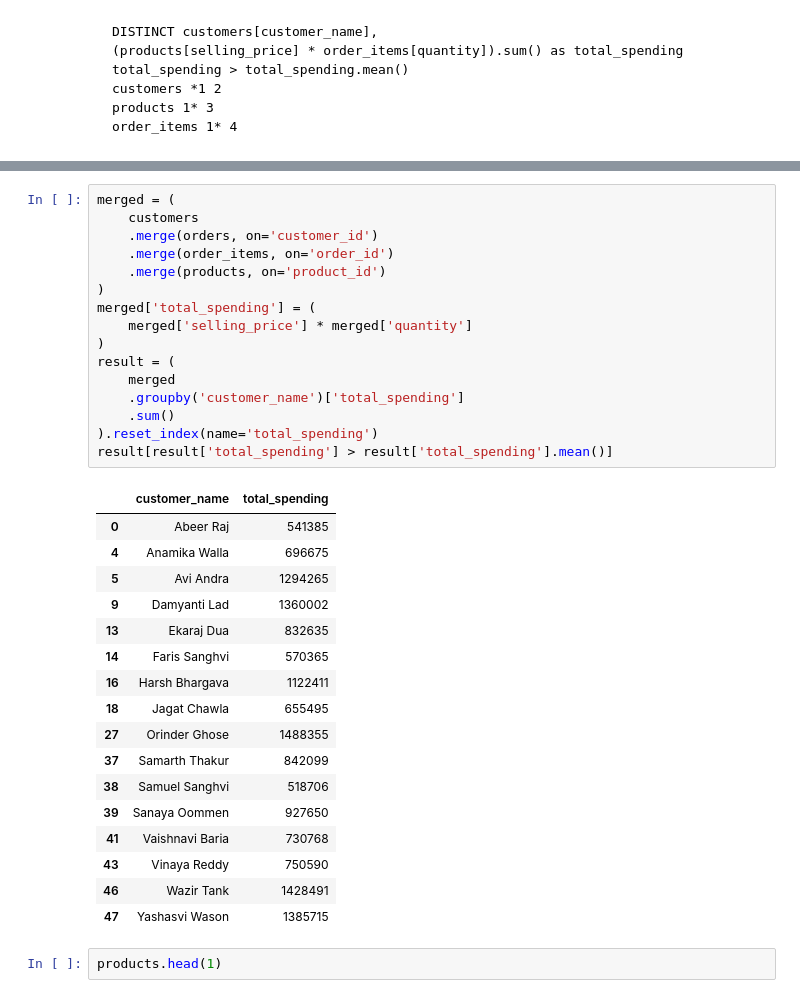
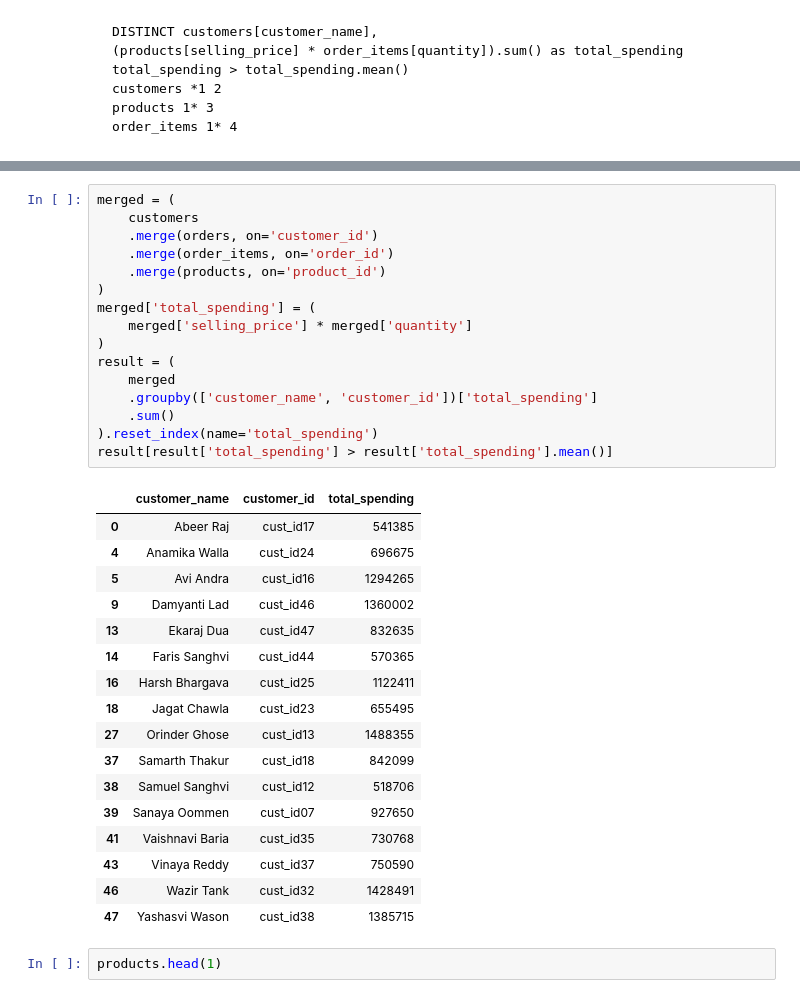
Before and after one commit to umesh-creates/sql_pandas_exercise_and_notes, a Jupyter notebook: retail_analysis exercise/subqueries.ipynb, the cells around one changed output, grey strips where cells are left out. Cells and saved outputs as stored; diff of their text form.

```diff
--- a/retail_analysis exercise/subqueries.ipynb
+++ b/retail_analysis exercise/subqueries.ipynb
@@ -266,37 +270,37 @@ Truncated to displaylimit of 10.
 # %%
 merged = (
     customers
     .merge(orders, on='customer_id')
     .merge(order_items, on='order_id')
     .merge(products, on='product_id')
 )
 merged['total_spending'] = (
     merged['selling_price'] * merged['quantity']
 )
 result = (
     merged
-    .groupby('customer_name')['total_spending']
+    .groupby(['customer_name', 'customer_id'])['total_spending']
     .sum()
 ).reset_index(name='total_spending')
 result[result['total_spending'] > result['total_spending'].mean()]
 # %% [output]
-|  | customer_name | total_spending |
-| 0 | Abeer Raj | 541385 |
-| 4 | Anamika Walla | 696675 |
-| 5 | Avi Andra | 1294265 |
-| 9 | Damyanti Lad | 1360002 |
-| 13 | Ekaraj Dua | 832635 |
-| 14 | Faris Sanghvi | 570365 |
-| 16 | Harsh Bhargava | 1122411 |
-| 18 | Jagat Chawla | 655495 |
-| 27 | Orinder Ghose | 1488355 |
-| 37 | Samarth Thakur | 842099 |
-| 38 | Samuel Sanghvi | 518706 |
-| 39 | Sanaya Oommen | 927650 |
-| 41 | Vaishnavi Baria | 730768 |
-| 43 | Vinaya Reddy | 750590 |
-| 46 | Wazir Tank | 1428491 |
-| 47 | Yashasvi Wason | 1385715 |
+|  | customer_name | customer_id | total_spending |
+| 0 | Abeer Raj | cust_id17 | 541385 |
+| 4 | Anamika Walla | cust_id24 | 696675 |
+| 5 | Avi Andra | cust_id16 | 1294265 |
+| 9 | Damyanti Lad | cust_id46 | 1360002 |
+| 13 | Ekaraj Dua | cust_id47 | 832635 |
+| 14 | Faris Sanghvi | cust_id44 | 570365 |
+| 16 | Harsh Bhargava | cust_id25 | 1122411 |
+| 18 | Jagat Chawla | cust_id23 | 655495 |
+| 27 | Orinder Ghose | cust_id13 | 1488355 |
+| 37 | Samarth Thakur | cust_id18 | 842099 |
+| 38 | Samuel Sanghvi | cust_id12 | 518706 |
+| 39 | Sanaya Oommen | cust_id07 | 927650 |
+| 41 | Vaishnavi Baria | cust_id35 | 730768 |
+| 43 | Vinaya Reddy | cust_id37 | 750590 |
+| 46 | Wazir Tank | cust_id32 | 1428491 |
+| 47 | Yashasvi Wason | cust_id38 | 1385715 |
 # %%
 products.head(1)
 # %% [output]
```
Also changed, not shown: parts of 2 cells of this notebook.
